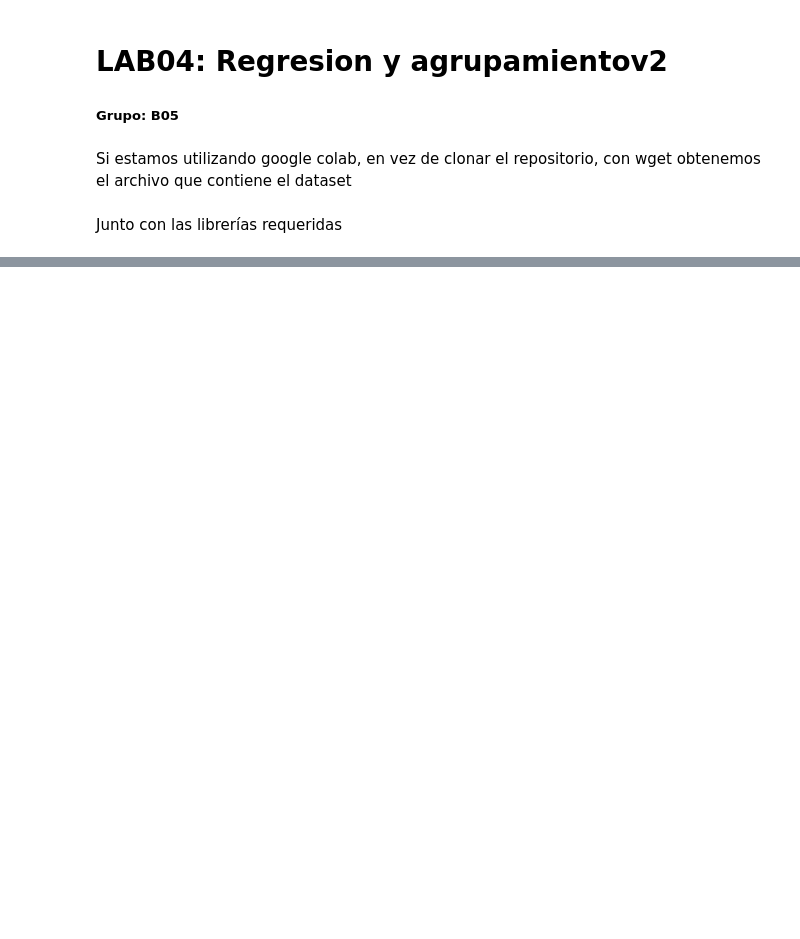
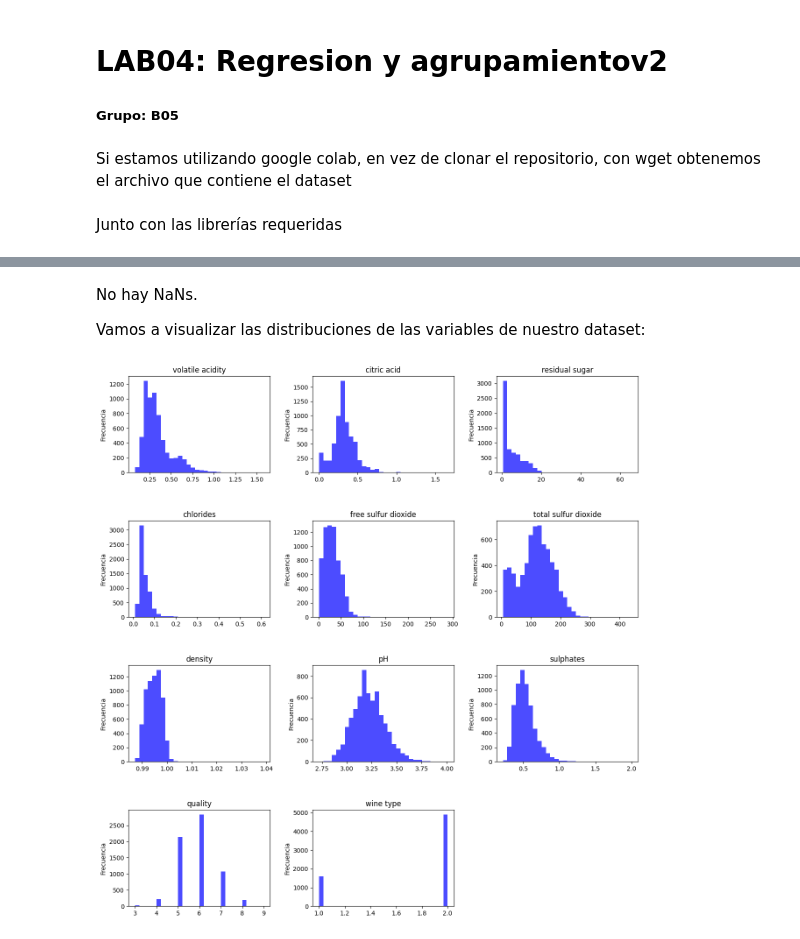
Before and after one commit to Alf-caput/LAB04_Regresion_y_agrupamiento, a Jupyter notebook: LAB04 Regresion_y_agrupamientov2.ipynb, the cells around one changed output, grey strips where cells are left out. Saved outputs shown, nothing was run; the diff lists cells and outputs as text; code cells hidden in the pictures; blank space fills up the shorter version.

```diff
--- a/LAB04 Regresion_y_agrupamientov2.ipynb
+++ b/LAB04 Regresion_y_agrupamientov2.ipynb
@@ -27,0 +52,3 @@ os.system('pip install -r requirements.txt')
+# %%
+data = pd.read_csv(filename, delimiter=';')
+data.head()
@@ -27,0 +64,2 @@ os.system('pip install -r requirements.txt')
+# %%
+data.drop('id', axis=1, inplace=True)
@@ -27,0 +86,19 @@ os.system('pip install -r requirements.txt')
+# %% [markdown]
+No hay NaNs.
+
+Vamos a visualizar las distribuciones de las variables de nuestro dataset:
+# %%
+fig, axes = plt.subplots(nrows=5, ncols=3, figsize=(15, 20))
+fig.subplots_adjust(hspace=0.5, wspace=0.3)
+axes = axes.ravel()
+
+for i, col in enumerate(data.columns[1:-1]):
+    axes[i].hist(data[col], bins=30, color='blue', alpha=0.7)
+    axes[i].set_title(col)
+    axes[i].set_ylabel('Frecuencia')
+for j in range(i+1, 15):
+    fig.delaxes(axes[j])
+
+plt.show()
+# %% [output]
+[figure, added]
```
Also changed, not shown: parts of 16 cells of this notebook, 1 other file.
